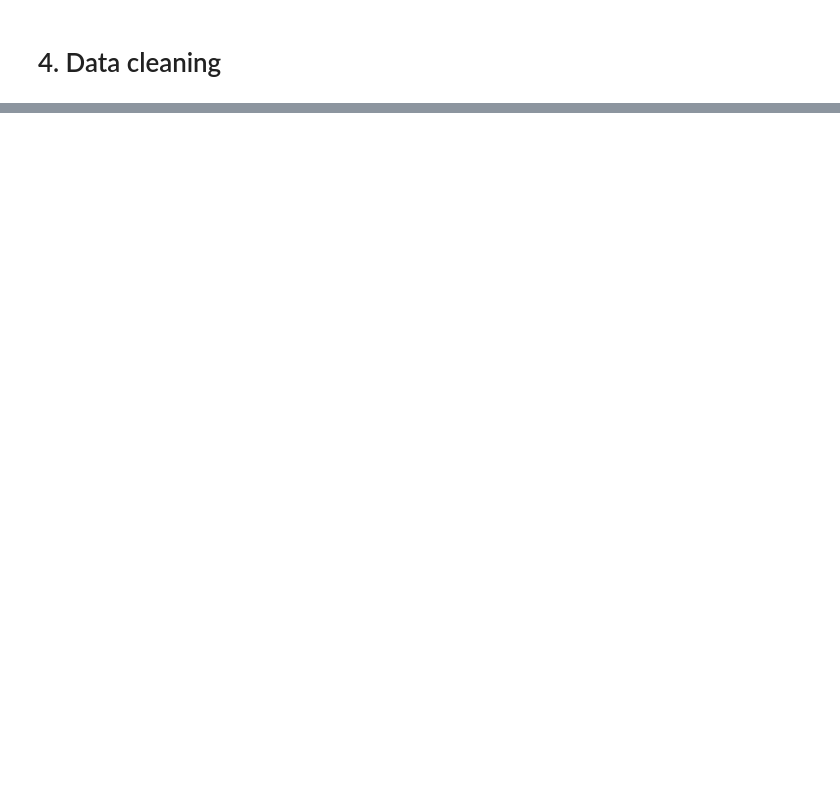
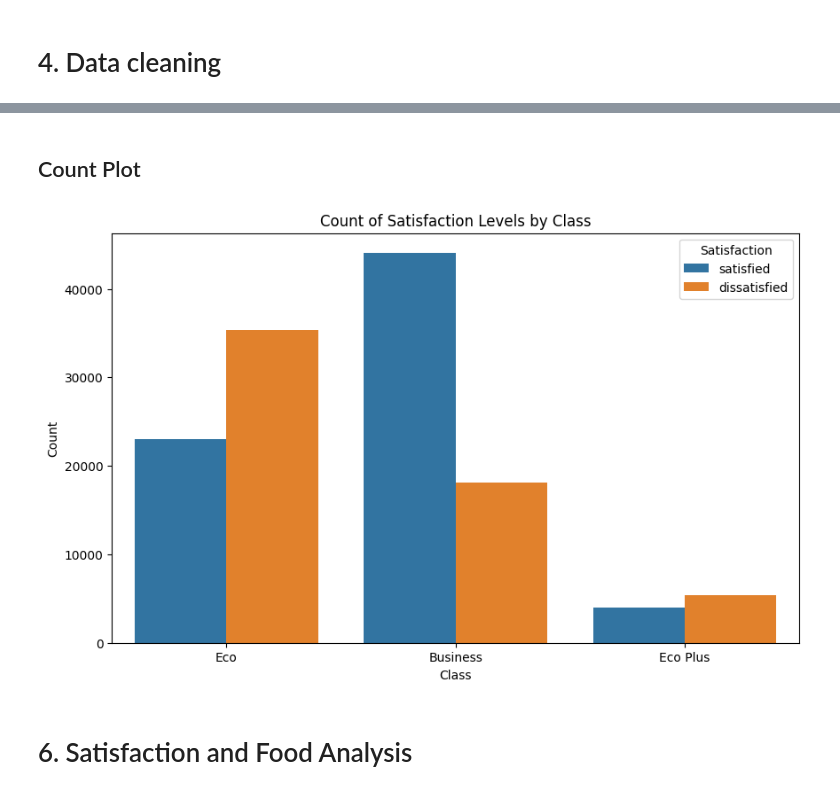
Before and after one commit to HusainE29/Airlines-Dataset, a Jupyter notebook: Airlines Quality Analysis Report.ipynb, the cells around one changed output, grey strips where cells are left out. Drawn from its saved outputs; the diff is of its cells as text; code cells hidden in the pictures; blank space fills up the shorter version.

```diff
--- a/Airlines Quality Analysis Report.ipynb
+++ b/Airlines Quality Analysis Report.ipynb
@@ -90,0 +151,15 @@ df.drop(["Departure/Arrival time convenient",
+# %% [markdown]
+## Count Plot
+# %%
+plt.figure(figsize = (10, 6))
+sns.countplot(data = df, x = 'Class', hue = 'satisfaction')
+plt.title('Count of Satisfaction Levels by Class')
+plt.xlabel('Class')
+plt.ylabel('Count')
+plt.legend(title = 'Satisfaction')
+plt.savefig('Count_of_Satisfaction_Levels_by_Class.png', format = 'png', dpi = 2000)
+plt.show()
+# %% [output]
+[figure, added]
+# %% [markdown]
+# 6. Satisfaction and Food Analysis
```
Also changed, not shown: parts of 21 cells of this notebook.
